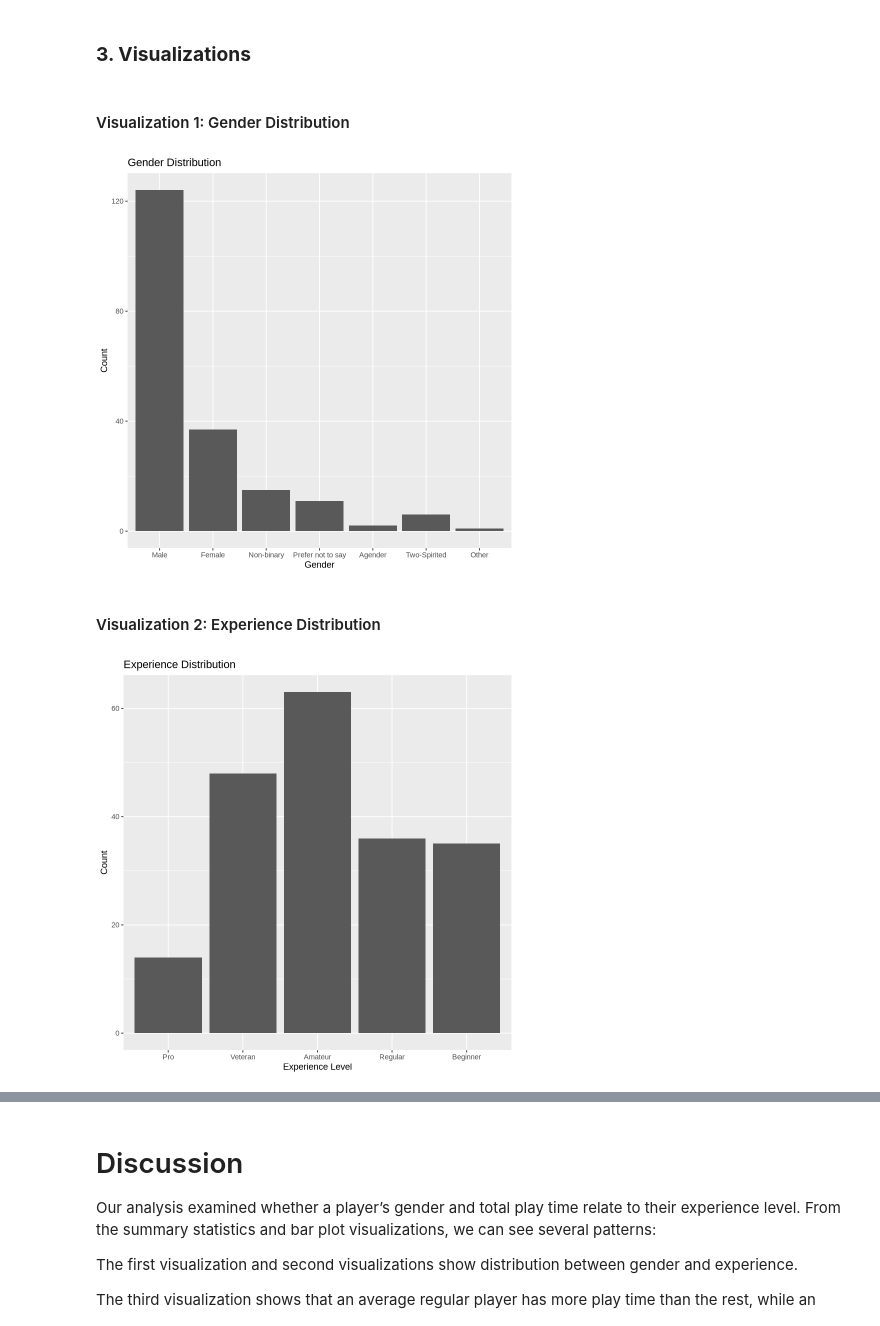
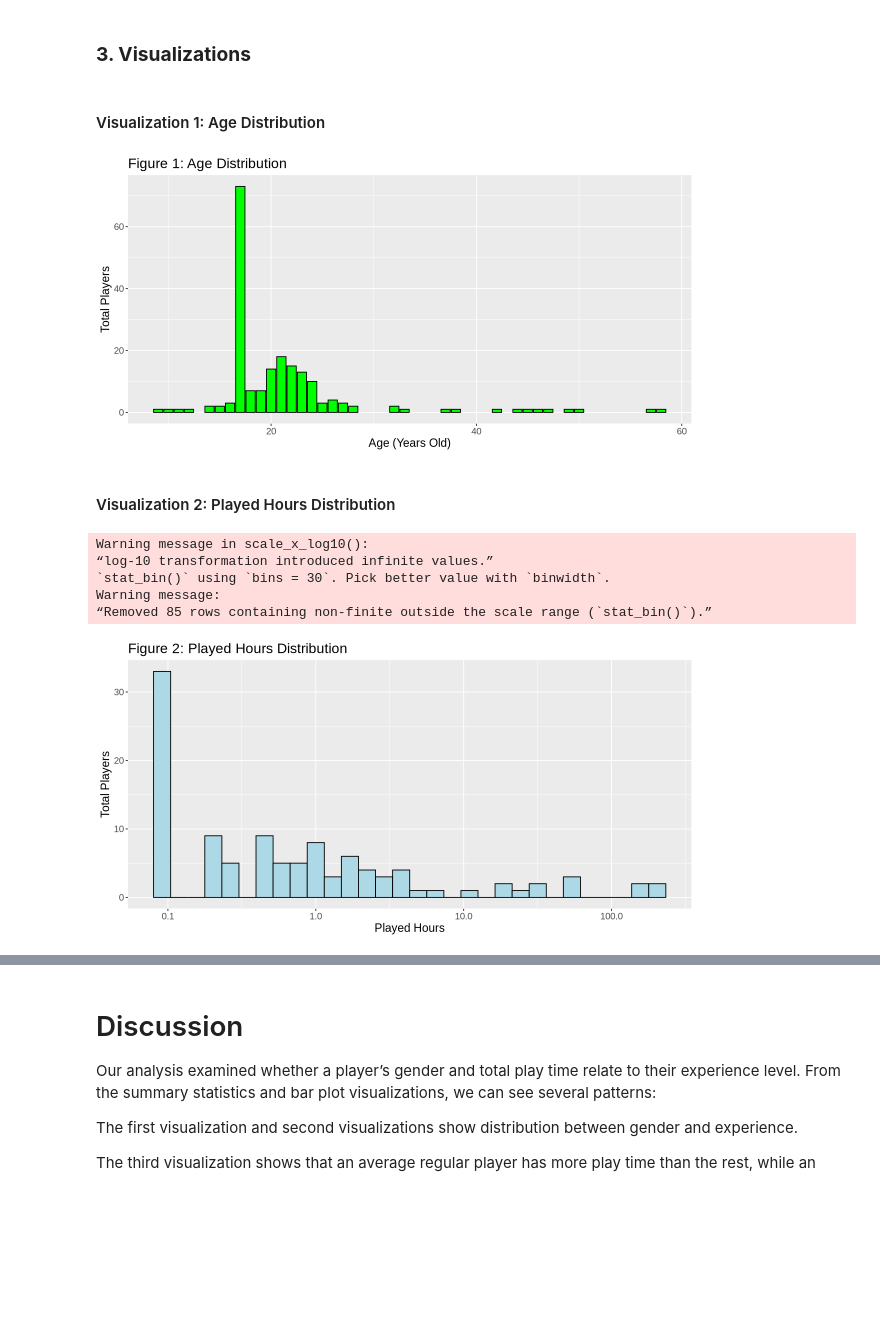
Before and after one commit to crowbirdy/project-003-29, a Jupyter notebook: Final_project.ipynb, the cells around one changed output, grey strips where cells are left out. Drawn from its saved outputs; the diff is of its cells as text; code cells hidden in the pictures; blank space fills up the shorter version.

```diff
--- a/Final_project.ipynb
+++ b/Final_project.ipynb
@@ -68,11 +60,12 @@ The file `players.csv` was collected by a research group in Computer Science at
 
 The players table contains demographic and experience-related attributes describing each user. Variables such as experience and gender are categorical. To ensure proper treatment in grouping, plotting, or modeling, these fields were converted into factor types using **as_factor()**.
 # %%
-#Tidy players data
+# Tidy the players data set
 players_tidy <- players |>
-  mutate(
-    experience = as_factor(experience),
-    gender = as_factor(gender)
-  )
+select(Age, played_hours, subscribe) |>
+  mutate(subscribe = factor(subscribe,
+                            levels = c(FALSE, TRUE),
+                            labels = c("Not Subscribed", "Subscribed"))) |>
+ filter(!is.na(Age))
 head(players_tidy)
 # %% [output]
@@ -214,28 +123,36 @@ A grouped_df: 6 × 3
 # %% [markdown]
 ### **3. Visualizations**
 # %% [markdown]
-#### Visualization 1: Gender Distribution
+#### Visualization 1: Age Distribution
 # %%
-# visualization of gender distribution
-gender_distribution_plot <- players_tidy |>
-  ggplot(aes(x = gender)) +
-  geom_bar() +
-  labs(title = "Gender Distribution",
-       x = "Gender",
-       y = "Count")
-gender_distribution_plot
+# visualization of age distribution
+age_distribution_plot <- players_tidy |>
+  ggplot(aes(x = Age)) +
+  geom_bar(fill = "green", color = "black") +
+  labs(title = "Figure 1: Age Distribution",
+       x = "Age (Years Old)",
+       y = "Total Players") +
+  theme(text = element_text(size = 14))
+age_distribution_plot
 # %% [output]
-[figure, old version]
+[figure, new version]
 # %% [markdown]
- #### Visualization 2: Experience Distribution
+ #### Visualization 2: Played Hours Distribution
 # %%
-# visualization of experience distribution
-experience_distribution_plot <- players_tidy |>
-  ggplot(aes(x = experience)) +
-  geom_bar() +
-  labs(title = "Experience Distribution",
-       x = "Experience Level",
-       y = "Count")
-experience_distribution_plot
+options(repr.plot.width = 10, repr.plot.height = 5)
+
+played_hours_distribution_plot <- ggplot(players_tidy, aes(x = played_hours)) +
+    geom_histogram(fill = "lightblue", color = "black") +
+    labs(title = "Figure 2: Played Hours Distribution",
+         x = "Played Hours",
+         y = "Total Players") +
+  scale_x_log10() +
+  theme(text = element_text(size = 14))
+played_hours_distribution_plot
 # %% [output]
+Warning message in scale_x_log10():
+“log-10 transformation introduced infinite values.”
+`stat_bin()` using `bins = 30`. Pick better value with `binwidth`.
+Warning message:
+“Removed 85 rows containing non-finite outside the scale range (`stat_bin()`).”
-[figure, old version]
+[figure, new version]
```
Also changed, not shown: parts of 15 cells of this notebook.
